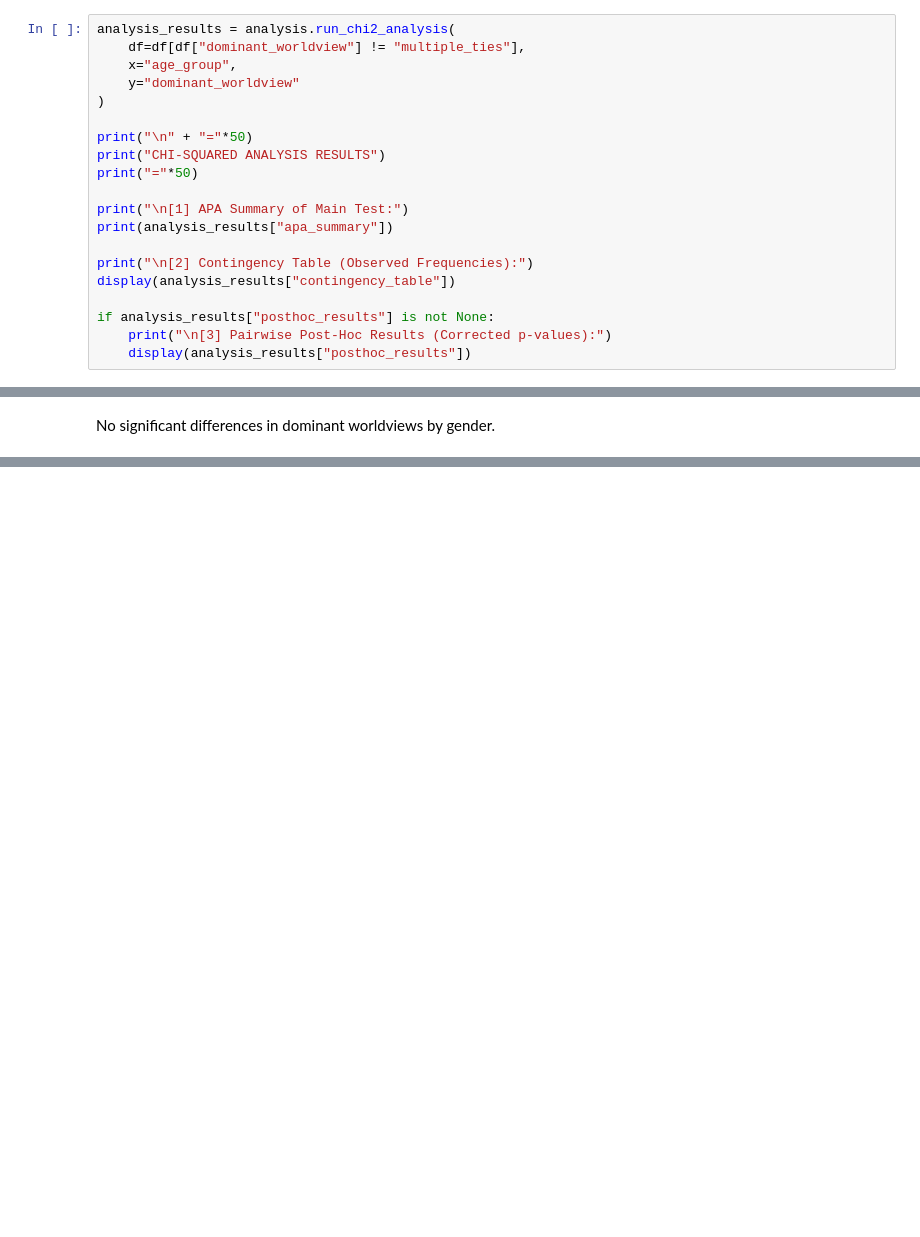
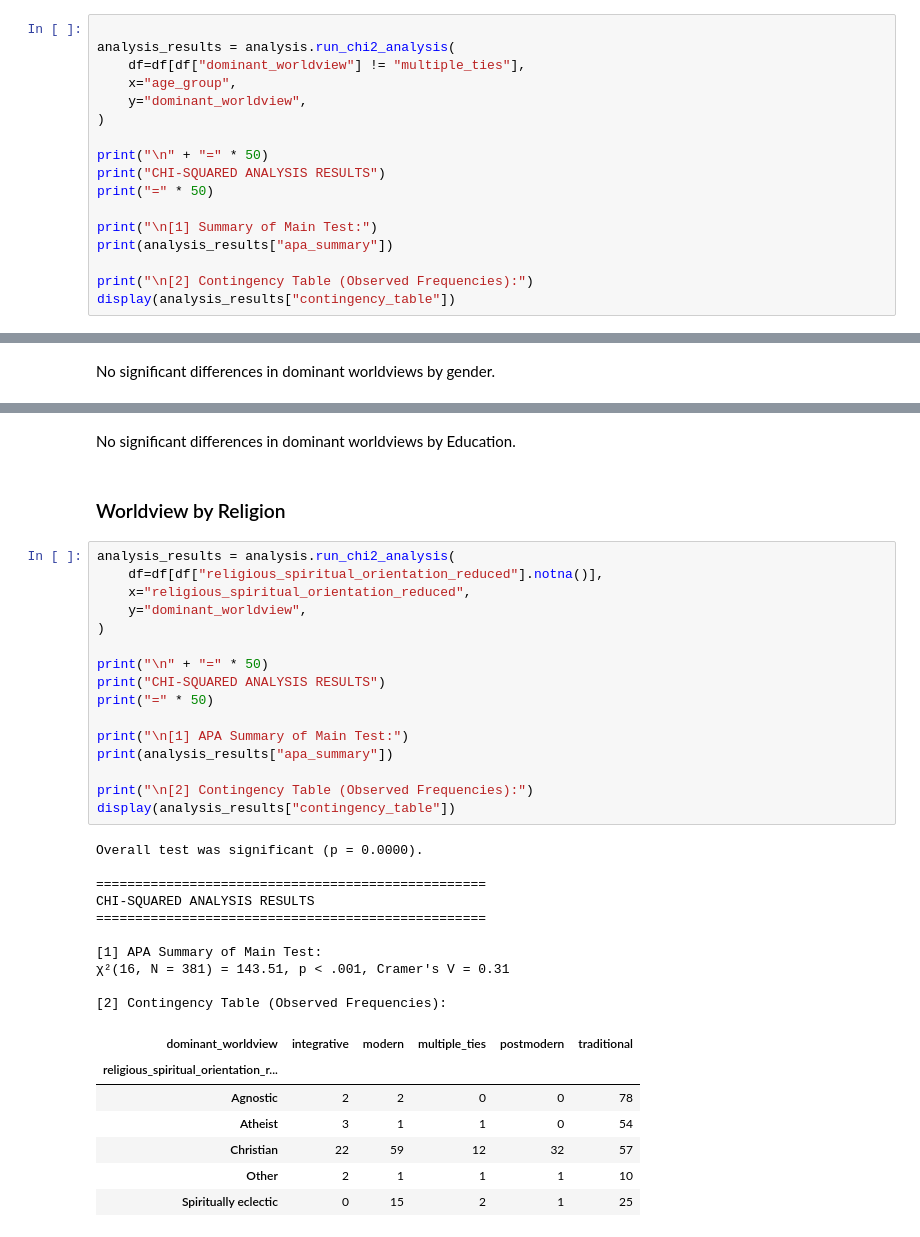
Before and after one commit to ReneeErnst/worldview-study, a Jupyter notebook: notebooks/analysis.ipynb, the cells around one changed output, grey strips where cells are left out. Saved outputs shown, nothing was run; the diff lists cells and outputs as text; blank space fills up the shorter version.

```diff
--- a/notebooks/analysis.ipynb
+++ b/notebooks/analysis.ipynb
@@ -183,21 +431,18 @@ Next look at differences in dominant worldview by age. We need to use a chi-squa
 # %%
+
 analysis_results = analysis.run_chi2_analysis(
     df=df[df["dominant_worldview"] != "multiple_ties"],
     x="age_group",
-    y="dominant_worldview"
+    y="dominant_worldview",
 )
 
-print("\n" + "="*50)
+print("\n" + "=" * 50)
 print("CHI-SQUARED ANALYSIS RESULTS")
-print("="*50)
+print("=" * 50)
 
-print("\n[1] APA Summary of Main Test:")
+print("\n[1] Summary of Main Test:")
 print(analysis_results["apa_summary"])
 
 print("\n[2] Contingency Table (Observed Frequencies):")
 display(analysis_results["contingency_table"])
-
-if analysis_results["posthoc_results"] is not None:
-    print("\n[3] Pairwise Post-Hoc Results (Corrected p-values):")
-    display(analysis_results["posthoc_results"])
 # %% [output]
@@ -608,0 +542,38 @@ CHI-SQUARED ANALYSIS RESULTS
+# %% [markdown]
+No significant differences in dominant worldviews by Education.
+# %% [markdown]
+### Worldview by Religion
+# %%
+analysis_results = analysis.run_chi2_analysis(
+    df=df[df["religious_spiritual_orientation_reduced"].notna()],
+    x="religious_spiritual_orientation_reduced",
+    y="dominant_worldview",
+)
+
+print("\n" + "=" * 50)
+print("CHI-SQUARED ANALYSIS RESULTS")
+print("=" * 50)
+
+print("\n[1] APA Summary of Main Test:")
+print(analysis_results["apa_summary"])
+
+print("\n[2] Contingency Table (Observed Frequencies):")
+display(analysis_results["contingency_table"])
+# %% [output]
+Overall test was significant (p = 0.0000).
+
+==================================================
+CHI-SQUARED ANALYSIS RESULTS
+==================================================
+
+[1] APA Summary of Main Test:
+χ²(16, N = 381) = 143.51, p < .001, Cramer's V = 0.31
+
+[2] Contingency Table (Observed Frequencies):
+| dominant_worldview | integrative | modern | multiple_ties | postmodern | traditional |
+| religious_spiritual_orientation_r... |  |  |  |  |  |
+| Agnostic | 2 | 2 | 0 | 0 | 78 |
+| Atheist | 3 | 1 | 1 | 0 | 54 |
+| Christian | 22 | 59 | 12 | 32 | 57 |
+| Other | 2 | 1 | 1 | 1 | 10 |
+| Spiritually eclectic | 0 | 15 | 2 | 1 | 25 |
```
Also changed, not shown: parts of 44 cells of this notebook, 4 other files.
